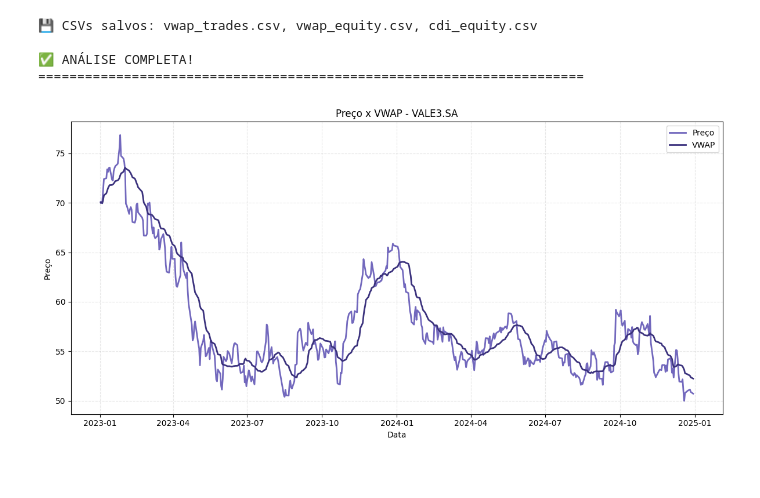
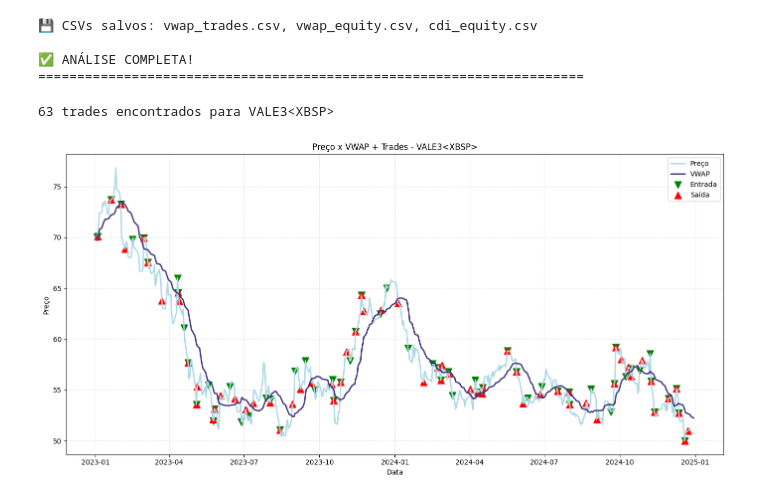
Before and after one commit to heluylucas/projeto-trainee-fgv-quant, a Jupyter notebook: projeto.ipynb, the cells around one changed output. Drawn from its saved outputs; the diff is of its cells as text; code cells hidden in the pictures.

Commit message:
:tada: add: trades-markers

```diff
--- a/projeto.ipynb
+++ b/projeto.ipynb
@@ -518,20 +518,52 @@ AMER3<XBSP>   315.000000  194.000000 39.022474 Take Profit (Short)
 ======================================================================
 # %%
 ativo = "VALE3<XBSP>"
-df_asset = data[ativo]
+df_asset = data[ativo]   # seu df original do preço
 
-plt.figure(figsize=(12, 6))
-plt.plot(list(df_asset.index.values), df_asset['Close'], label='Preço', linewidth=2, color="orange")
-plt.plot(list(df_asset.index.values), df_asset['VWAP'], label='VWAP', linewidth=2, color='#3b327d')
+trades = trades_vwap
 
-plt.xlabel('Data')
-plt.ylabel('Preço')
-plt.title(f'Preço x VWAP - {ativo[0:5]}.SA')
+# Converter para datetime
+trades["Entry"] = pd.to_datetime(trades["Entry"])
+trades["Exit"] = pd.to_datetime(trades["Exit"])
+
+trades_asset = trades[trades["Symbol"].str.contains(ativo)]
+
+print(f"{len(trades_asset)} trades encontrados para {ativo}")
+
+plt.figure(figsize=(14, 7))
+
+# Preço e VWAP
+plt.plot(df_asset.index, df_asset['Close'], label="Preço", color="lightblue", linewidth=2)
+plt.plot(df_asset.index, df_asset['VWAP'], label="VWAP", color="#3b327d", linewidth=2)
+
+# Entradas
+plt.scatter(
+    trades_asset["Entry"],
+    trades_asset["Entry_Price"],
+    marker="v",
+    color="green",
+    s=100,
+    label="Entrada"
+)
+
+# Saídas
+plt.scatter(
+    trades_asset["Exit"],
+    trades_asset["Exit_Price"],
+    marker="^",
+    color="red",
+    s=100,
+    label="Saída"
+)
+
+plt.title(f"Preço x VWAP + Trades - {ativo}")
+plt.xlabel("Data")
+plt.ylabel("Preço")
+plt.grid(True, linestyle="--", alpha=0.3)
 plt.legend()
-plt.grid(True, linestyle='--', alpha=0.3)
-
 plt.tight_layout()
 plt.savefig('preco-vwap-vale.png', dpi=300)
 plt.show()
 # %% [output]
+63 trades encontrados para VALE3<XBSP>
-[figure, old version]
+[figure, new version]
```
Also changed, not shown: 1 other file.
